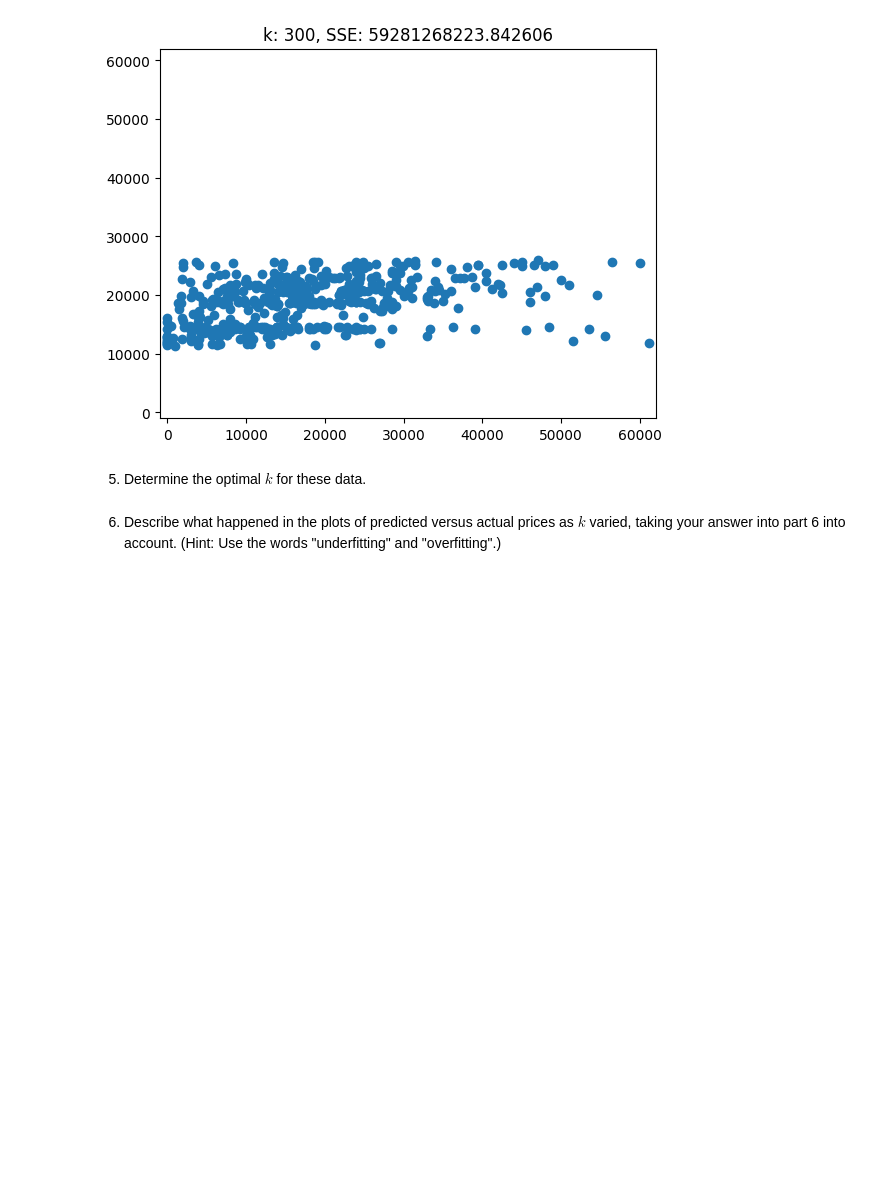
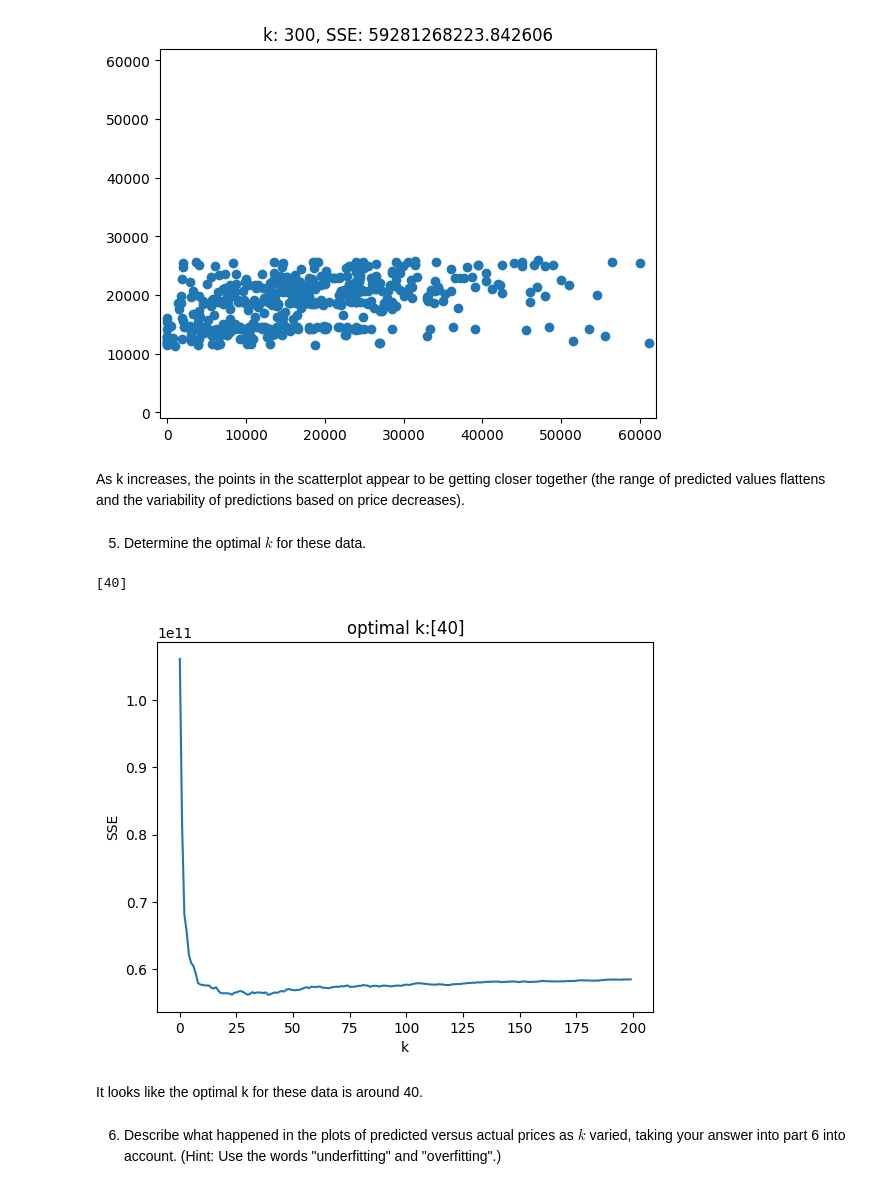
Before and after one commit to laurenwisniewski/DS3001-knn, a Jupyter notebook: assignment_knn.ipynb, the cells around one changed output. Saved outputs shown, nothing was run; the diff lists cells and outputs as text; code cells hidden in the pictures; blank space fills up the shorter version.

```diff
--- a/assignment_knn.ipynb
+++ b/assignment_knn.ipynb
@@ -126,8 +126,35 @@ for k in [3, 10, 25, 50, 100, 300]:
 [figure]
 [figure]
 [figure]
+# %% [markdown]
+As k increases, the points in the scatterplot appear to be getting closer together (the range of predicted values flattens and the variability of predictions based on price decreases).
 # %% [markdown]
 5. Determine the optimal $k$ for these data.
+# %%
+k_bar = 200
+k_grid = np.arange(1,k_bar) # The range of k's to consider
+SSE = np.zeros(k_bar)
+
+for k in range(k_bar):
+    fitted_model = KNeighborsRegressor(n_neighbors = k + 1).fit(X_train, y_train)
+    y_hat = fitted_model.predict(X_test) # Predict values for test set
+    SSE[k] = np.sum( (y_test - y_hat)**2 ) # Save the computed SSE
+
+SSE_min = np.min(SSE) # Lowest recorded SSE
+min_index = np.where(SSE == SSE_min) # Find the indices of y that equal the minimum
+k_star = k_grid[min_index] # Find the optimal value of k
+print(k_star)
+
+plt.plot(np.arange(0, k_bar), SSE) # Plot SSE by k
+plt.xlabel("k")
+plt.title("optimal k:" + str(k_star))
+plt.ylabel('SSE')
+plt.show()
+# %% [output]
+[40]
+[figure, added]
+# %% [markdown]
+It looks like the optimal k for these data is around 40.
 # %% [markdown]
 6. Describe what happened in the plots of predicted versus actual prices as $k$ varied, taking your answer into part 6 into account. (Hint: Use the words "underfitting" and "overfitting".)
 # %% [markdown]
```
